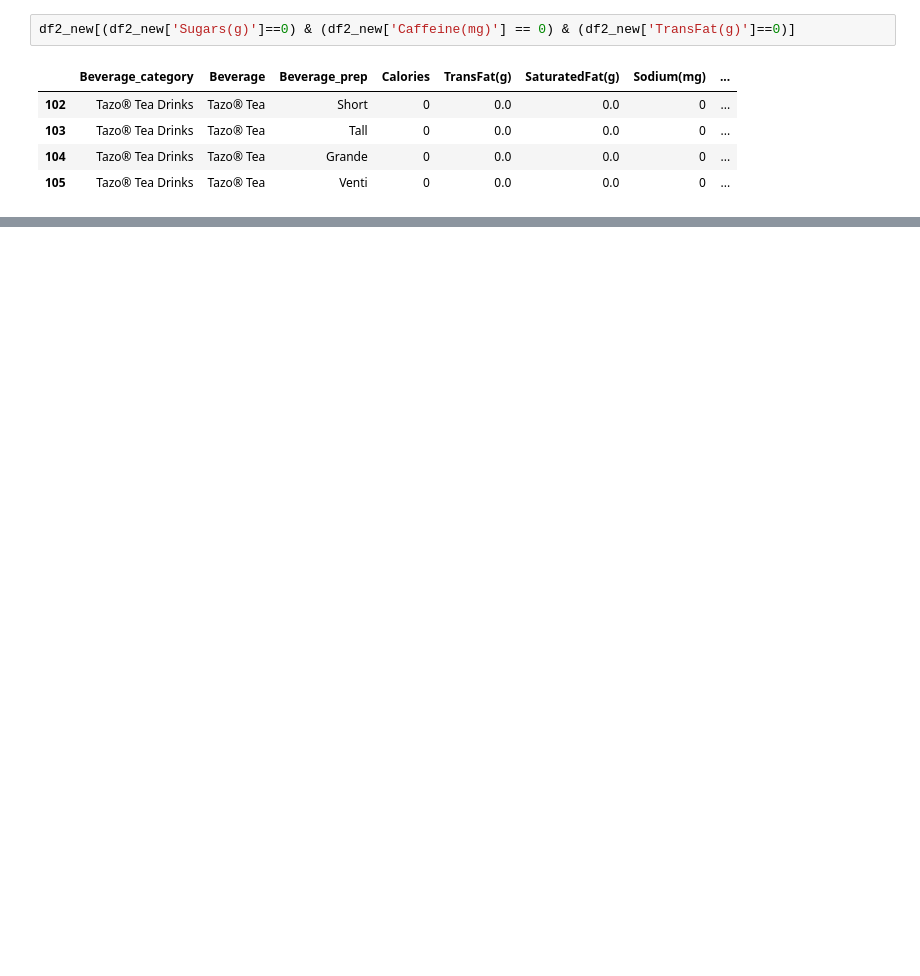
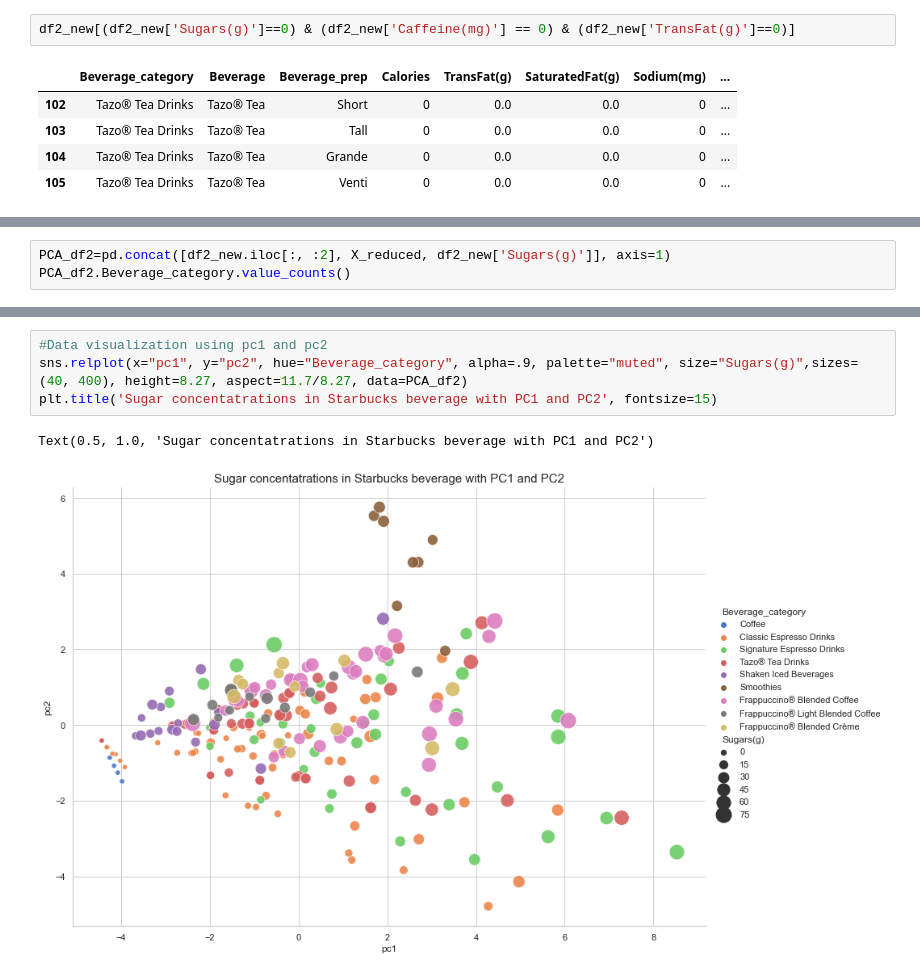
Before and after one commit to Lina-statistics/Springboard-mini-projects, a Jupyter notebook: Data_Visualization/Data Visualization-craft a story from a data set.ipynb, the cells around one changed output, grey strips where cells are left out. Drawn from its saved outputs; the diff is of its cells as text; blank space fills up the shorter version.

```diff
--- a/Data_Visualization/Data Visualization-craft a story from a data set.ipynb
+++ b/Data_Visualization/Data Visualization-craft a story from a data set.ipynb
@@ -533,0 +570,3 @@ df2_new[(df2_new['Sugars(g)']==0) & (df2_new['Caffeine(mg)'] == 0) & (df2_new['T
+# %%
+PCA_df2=pd.concat([df2_new.iloc[:, :2], X_reduced, df2_new['Sugars(g)']], axis=1)
+PCA_df2.Beverage_category.value_counts()
@@ -533,0 +584,7 @@ df2_new[(df2_new['Sugars(g)']==0) & (df2_new['Caffeine(mg)'] == 0) & (df2_new['T
+# %%
+#Data visualization using pc1 and pc2
+sns.relplot(x="pc1", y="pc2", hue="Beverage_category", alpha=.9, palette="muted", size="Sugars(g)",sizes=(40, 400), height=8.27, aspect=11.7/8.27, data=PCA_df2)
+plt.title('Sugar concentatrations in Starbucks beverage with PC1 and PC2', fontsize=15)
+# %% [output]
+Text(0.5, 1.0, 'Sugar concentatrations in Starbucks beverage with PC1 and PC2')
+[figure, added]
```
Also changed, not shown: parts of 19 cells of this notebook, 1 other file.
